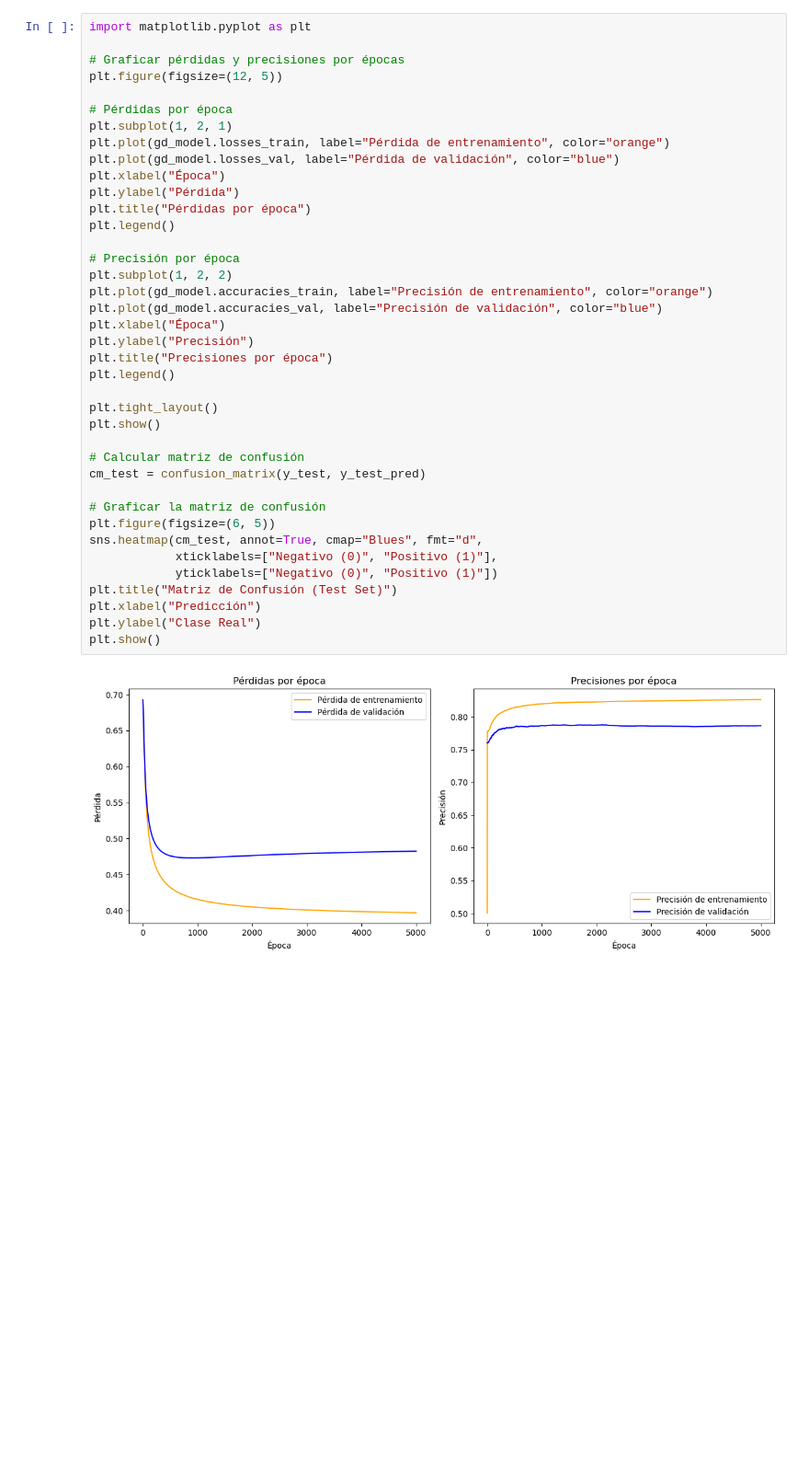
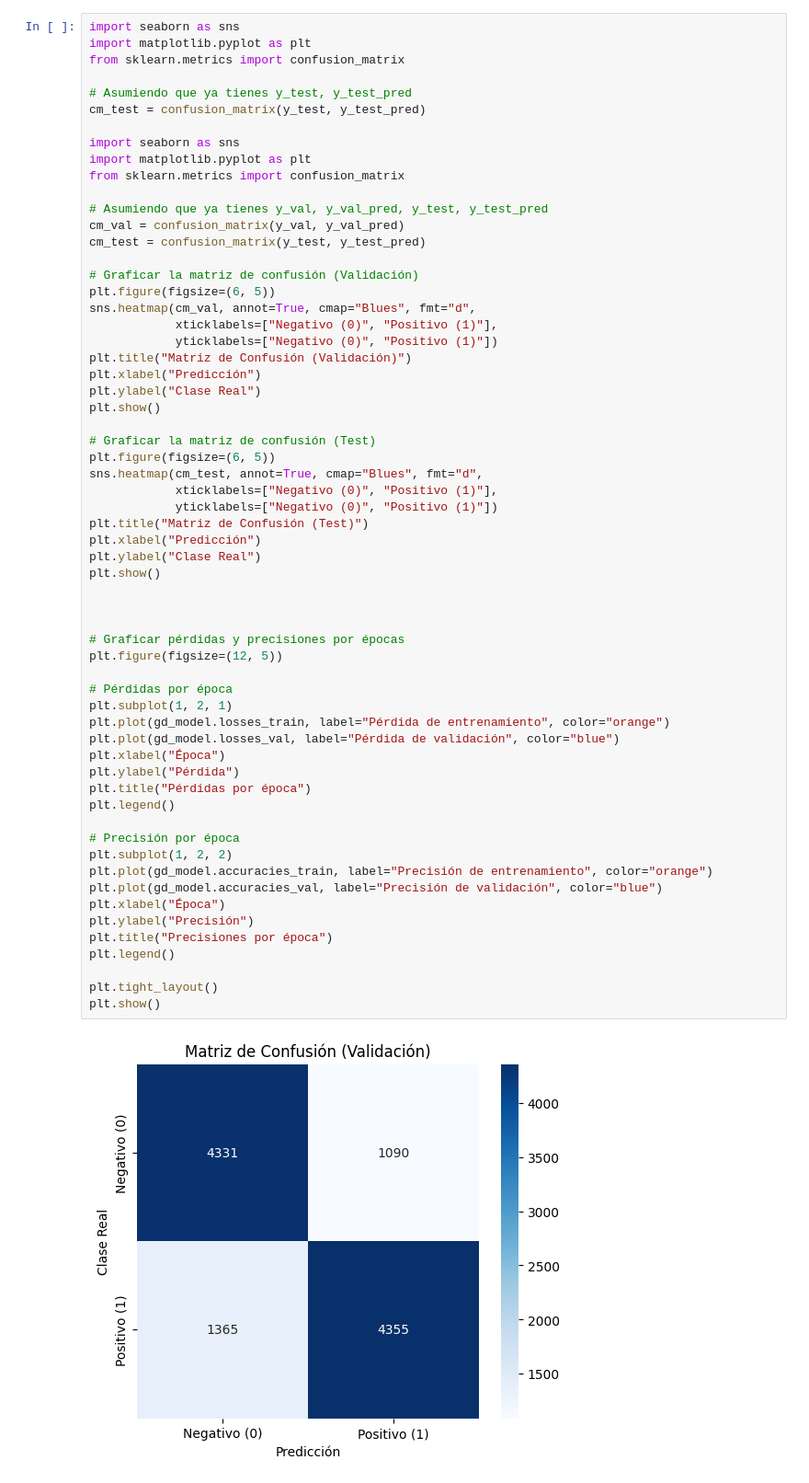
Before and after one commit to santy10e/TIC_Optimizacion_GD, a Jupyter notebook: GD_Gradiente.ipynb, the cells around one changed output. Shown: that part at 92% size. Drawn from its saved outputs; the diff is of its cells as text; blank space fills up the shorter version.

```diff
--- a/GD_Gradiente.ipynb
+++ b/GD_Gradiente.ipynb
@@ -214,41 +328,63 @@ F1-Score: 0.7636
 # %%
+import seaborn as sns
 import matplotlib.pyplot as plt
+from sklearn.metrics import confusion_matrix
+
+# Asumiendo que ya tienes y_test, y_test_pred
+cm_test = confusion_matrix(y_test, y_test_pred)
+
+import seaborn as sns
+import matplotlib.pyplot as plt
+from sklearn.metrics import confusion_matrix
+
+# Asumiendo que ya tienes y_val, y_val_pred, y_test, y_test_pred
+cm_val = confusion_matrix(y_val, y_val_pred)
+cm_test = confusion_matrix(y_test, y_test_pred)
+
+# Graficar la matriz de confusión (Validación)
+plt.figure(figsize=(6, 5))
+sns.heatmap(cm_val, annot=True, cmap="Blues", fmt="d",
+            xticklabels=["Negativo (0)", "Positivo (1)"],
+            yticklabels=["Negativo (0)", "Positivo (1)"])
+plt.title("Matriz de Confusión (Validación)")
+plt.xlabel("Predicción")
+plt.ylabel("Clase Real")
+plt.show()
+
+# Graficar la matriz de confusión (Test)
+plt.figure(figsize=(6, 5))
+sns.heatmap(cm_test, annot=True, cmap="Blues", fmt="d",
+            xticklabels=["Negativo (0)", "Positivo (1)"],
+            yticklabels=["Negativo (0)", "Positivo (1)"])
+plt.title("Matriz de Confusión (Test)")
+plt.xlabel("Predicción")
+plt.ylabel("Clase Real")
+plt.show()
+
+
 
 # Graficar pérdidas y precisiones por épocas
 plt.figure(figsize=(12, 5))
 
 # Pérdidas por época
 plt.subplot(1, 2, 1)
 plt.plot(gd_model.losses_train, label="Pérdida de entrenamiento", color="orange")
 plt.plot(gd_model.losses_val, label="Pérdida de validación", color="blue")
 plt.xlabel("Época")
 plt.ylabel("Pérdida")
 plt.title("Pérdidas por época")
 plt.legend()
 
 # Precisión por época
 plt.subplot(1, 2, 2)
 plt.plot(gd_model.accuracies_train, label="Precisión de entrenamiento", color="orange")
 plt.plot(gd_model.accuracies_val, label="Precisión de validación", color="blue")
 plt.xlabel("Época")
 plt.ylabel("Precisión")
 plt.title("Precisiones por época")
 plt.legend()
 
 plt.tight_layout()
 plt.show()
-
-# Calcular matriz de confusión
-cm_test = confusion_matrix(y_test, y_test_pred)
-
-# Graficar la matriz de confusión
-plt.figure(figsize=(6, 5))
-sns.heatmap(cm_test, annot=True, cmap="Blues", fmt="d",
-            xticklabels=["Negativo (0)", "Positivo (1)"],
-            yticklabels=["Negativo (0)", "Positivo (1)"])
-plt.title("Matriz de Confusión (Test Set)")
-plt.xlabel("Predicción")
-plt.ylabel("Clase Real")
-plt.show()
 # %% [output]
-[figure, old version]
+[figure, new version]
```
Also changed, not shown: parts of 5 cells of this notebook, 6 other files.
